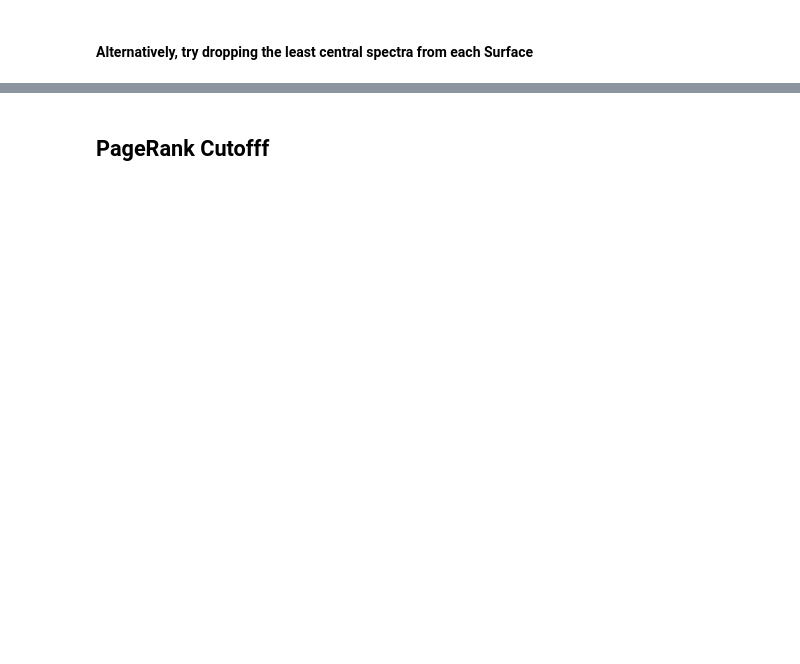
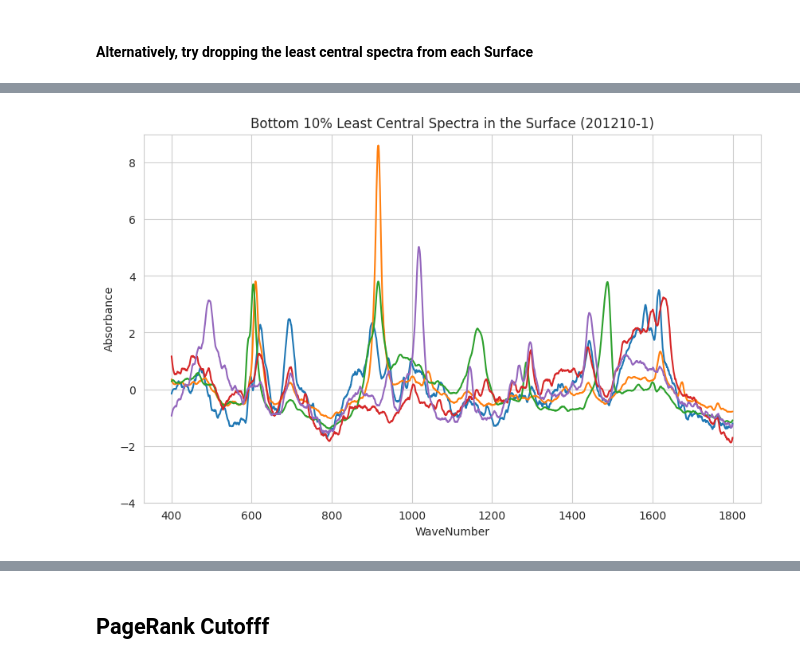
Before and after one commit to Spuced/Final_Year_Project_Github_Clone, a Jupyter notebook: GroupKFold_graph_database/Stan_Gaussian_Kernel._Outlier_Detection_Not_Scaled.ipynb, the cells around one changed output, grey strips where cells are left out. Cells and saved outputs as stored; diff of their text form; code cells hidden in the pictures; blank space fills up the shorter version.

```diff
--- a/GroupKFold_graph_database/Stan_Gaussian_Kernel._Outlier_Detection_Not_Scaled.ipynb
+++ b/GroupKFold_graph_database/Stan_Gaussian_Kernel._Outlier_Detection_Not_Scaled.ipynb
@@ -549,3 +577,16 @@ sns.lineplot(data=opp_sample, x='WaveNumber', y='Absorbance', hue='SpecID', erro
+# %%
+# Set the size of the plot
+plt.figure(figsize=(10, 6))
+
+
+sns.lineplot(data=opp_sample, x='WaveNumber', y='Absorbance', hue='SpecID', errorbar=('ci', False), legend=False)
+
+# Display the plot
+plt.title('Bottom 10% Least Central Spectra in the Surface (201210-1)')
+plt.ylim(-4, 9)
+plt.show()
+# %% [output]
+[figure, added]
 # %%
 filtered_representative_wavelength_df = prepare_wavelength_df(filtered_df, 'Absorbance')
 evaluate_extra_trees(filtered_representative_wavelength_df)
```
Also changed, not shown: parts of 25 cells of this notebook, 1 other file.
